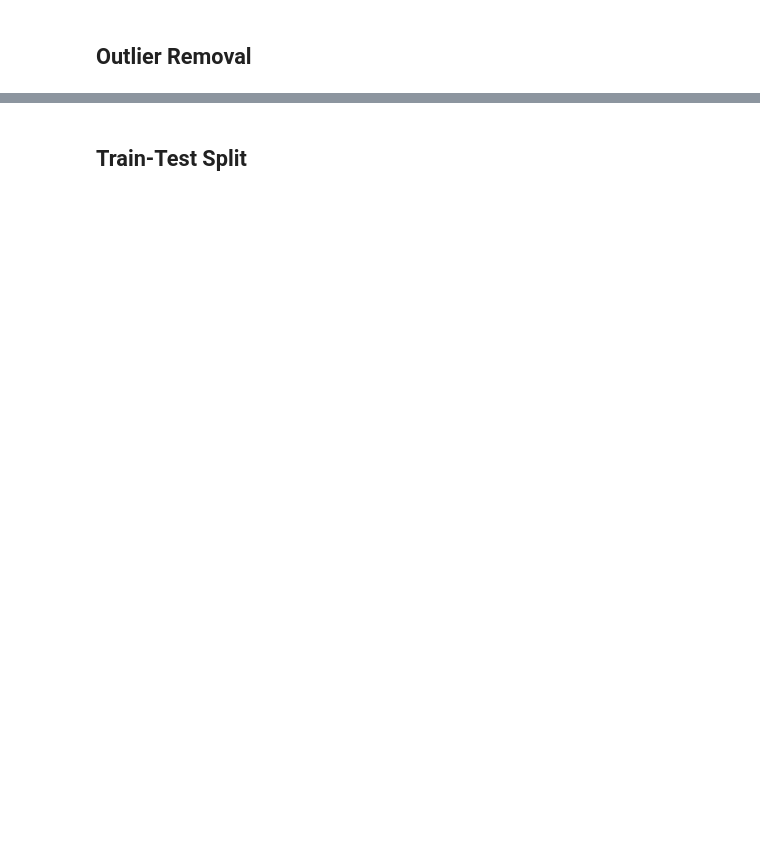
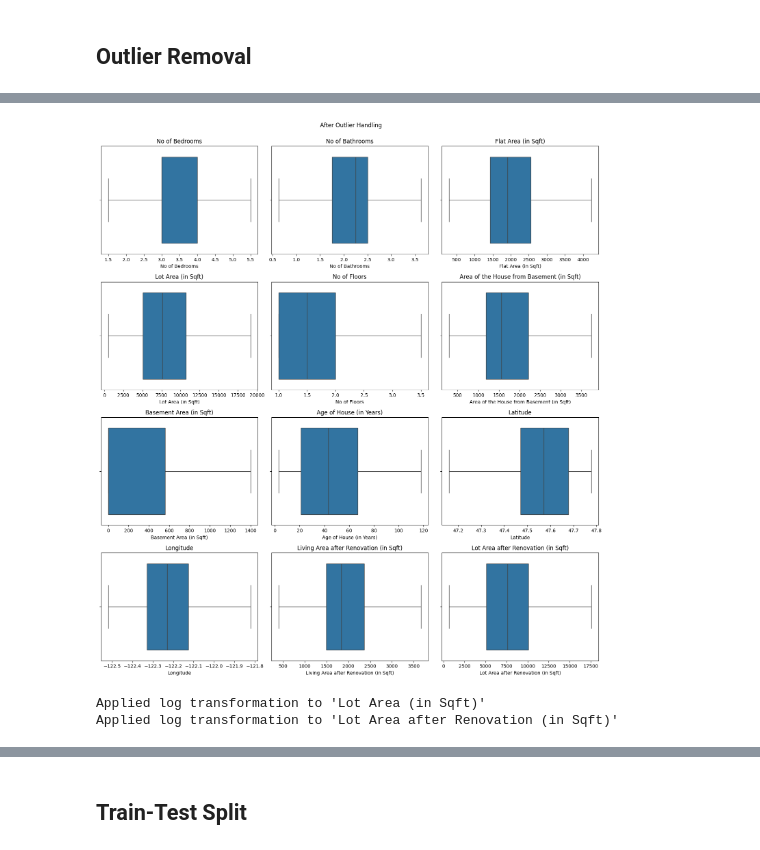
Before and after one commit to Anamikamahi18/ict_dsa_case_studies, a Jupyter notebook: Data_Preprocessing_case_study.ipynb, the cells around one changed output, grey strips where cells are left out. Cells and saved outputs as stored; diff of their text form; code cells hidden in the pictures; blank space fills up the shorter version.

```diff
--- a/Data_Preprocessing_case_study.ipynb
+++ b/Data_Preprocessing_case_study.ipynb
@@ -499,0 +650,31 @@ The outlier removal process using the IQR method has been completed. The output
+# %%
+# =========================================================
+# 3. IQR-BASED OUTLIER CAPPING (WINSORIZATION)
+# =========================================================
+
+# Instead of removing rows, we CAP extreme values
+# This preserves data while reducing outlier impact
+
+def cap_outliers_iqr(df, column):
+    Q1 = df[column].quantile(0.25)
+    Q3 = df[column].quantile(0.75)
+    IQR = Q3 - Q1
+
+    lower_bound = Q1 - 1.5 * IQR
+    upper_bound = Q3 + 1.5 * IQR
+
+    # Count outliers before capping
+    outliers_count = ((df[column] < lower_bound) | (df[column] > upper_bound)).sum()
+
+    # Apply capping
+    df[column] = df[column].clip(lower=lower_bound, upper=upper_bound)
+
+    if outliers_count > 0:
+        print(f"Capped {outliers_count} outliers in '{column}'")
+
+    return df
+
+
+# Apply capping to all selected columns
+for col in columns_for_outliers:
+    df = cap_outliers_iqr(df, col)
@@ -499,0 +692,34 @@ The outlier removal process using the IQR method has been completed. The output
+# %%
+plt.figure(figsize=(15, 4 * rows))
+
+for i, col in enumerate(cols):
+    plt.subplot(rows, 3, i + 1)
+    sns.boxplot(x=df[col])
+    plt.title(f"{col}")
+
+plt.tight_layout()
+plt.suptitle("After Outlier Handling", y=1.02)
+plt.show()
+# %% [output]
+[figure, added]
+# %%
+# =========================================================
+# 4. LOG TRANSFORMATION FOR HIGHLY SKEWED FEATURES
+# =========================================================
+
+# Especially useful for features like Lot Area (very high skew)
+
+import numpy as np
+
+highly_skewed_cols = [
+    'Lot Area (in Sqft)',
+    'Lot Area after Renovation (in Sqft)'
+]
+
+for col in highly_skewed_cols:
+    if col in df.columns:
+        df[col] = np.log1p(df[col])  # log(1 + x) to handle zero values
+        print(f"Applied log transformation to '{col}'")
+# %% [output]
+Applied log transformation to 'Lot Area (in Sqft)'
+Applied log transformation to 'Lot Area after Renovation (in Sqft)'
```
Also changed, not shown: parts of 82 cells of this notebook.
